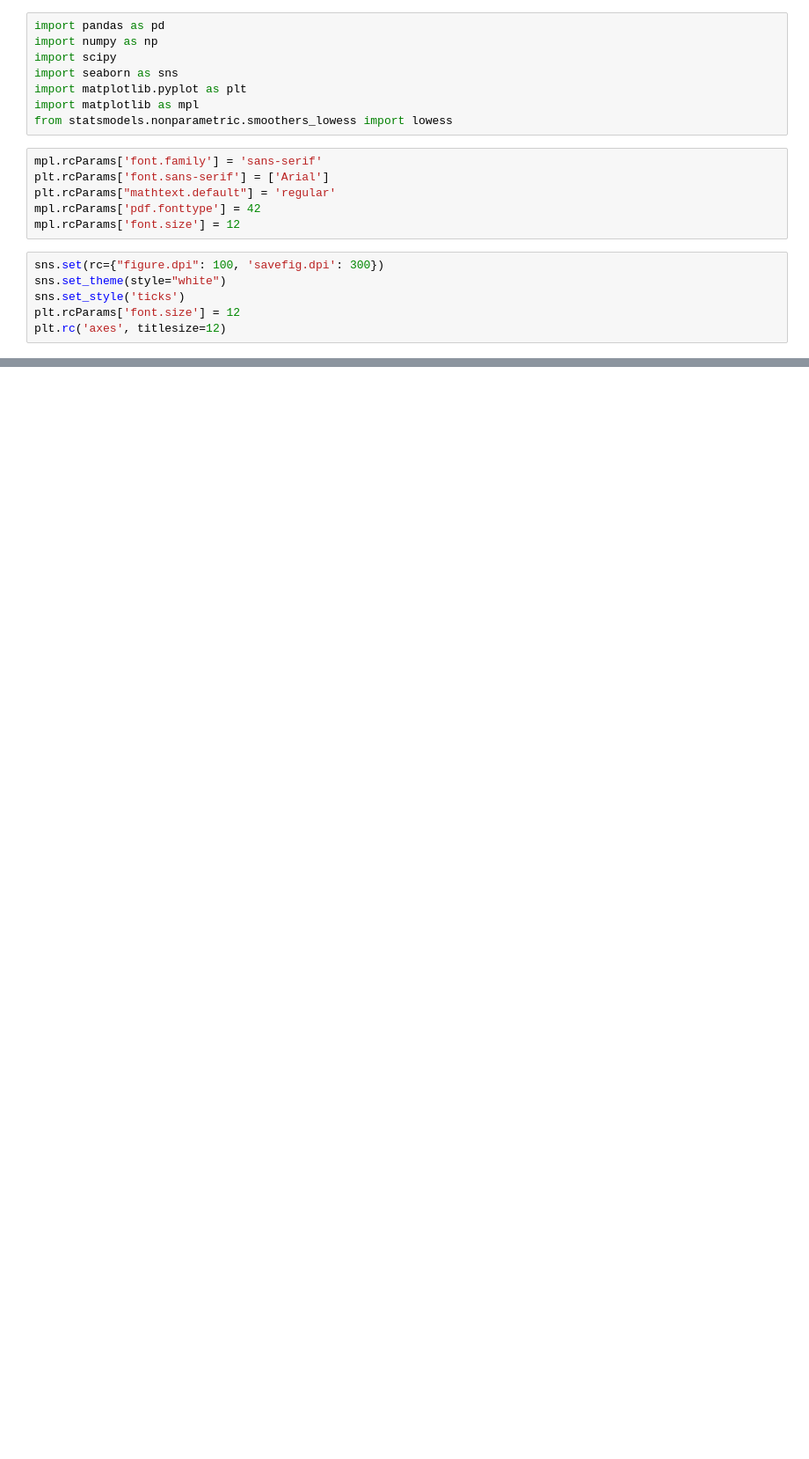
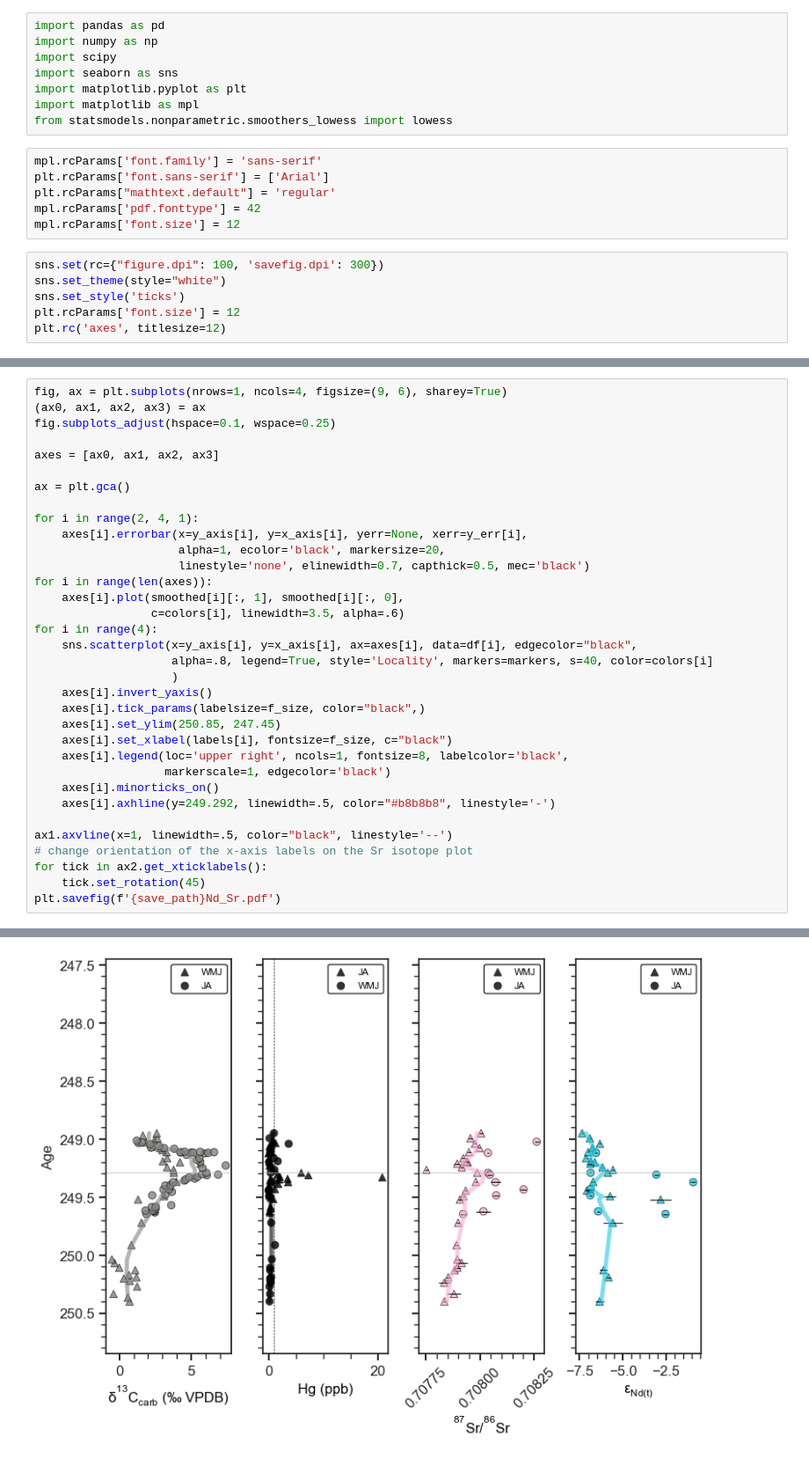
Before and after one commit to oluwaseun-edward/notebooks, a Jupyter notebook: Aged_plots.ipynb, the cells around one changed output, grey strips where cells are left out. Shown at 88% size. Cells and saved outputs as stored; diff of their text form; blank space fills up the shorter version.

```diff
--- a/Aged_plots.ipynb
+++ b/Aged_plots.ipynb
@@ -109,0 +108,35 @@ meta NOT subset; don't know how to subset; dropped
+# %%
+fig, ax = plt.subplots(nrows=1, ncols=4, figsize=(9, 6), sharey=True)
+(ax0, ax1, ax2, ax3) = ax
+fig.subplots_adjust(hspace=0.1, wspace=0.25)
+
+axes = [ax0, ax1, ax2, ax3]
+
+ax = plt.gca()
+
+for i in range(2, 4, 1):
+    axes[i].errorbar(x=y_axis[i], y=x_axis[i], yerr=None, xerr=y_err[i],
+                     alpha=1, ecolor='black', markersize=20,
+                     linestyle='none', elinewidth=0.7, capthick=0.5, mec='black')
+for i in range(len(axes)):
+    axes[i].plot(smoothed[i][:, 1], smoothed[i][:, 0],
+                 c=colors[i], linewidth=3.5, alpha=.6)
+for i in range(4):
+    sns.scatterplot(x=y_axis[i], y=x_axis[i], ax=axes[i], data=df[i], edgecolor="black",
+                    alpha=.8, legend=True, style='Locality', markers=markers, s=40, color=colors[i]
+                    )
+    axes[i].invert_yaxis()
+    axes[i].tick_params(labelsize=f_size, color="black",)
+    axes[i].set_ylim(250.85, 247.45)
+    axes[i].set_xlabel(labels[i], fontsize=f_size, c="black")
+    axes[i].legend(loc='upper right', ncols=1, fontsize=8, labelcolor='black',
+                   markerscale=1, edgecolor='black')
+    axes[i].minorticks_on()
+    axes[i].axhline(y=249.292, linewidth=.5, color="#b8b8b8", linestyle='-')
+
+ax1.axvline(x=1, linewidth=.5, color="black", linestyle='--')
+# change orientation of the x-axis labels on the Sr isotope plot
+for tick in ax2.get_xticklabels():
+    tick.set_rotation(45)
+plt.savefig(f'{save_path}Nd_Sr.pdf')
+# %% [output]
@@ -109,0 +144 @@ meta NOT subset; don't know how to subset; dropped
+[figure, added]
```
Also changed, not shown: parts of 12 cells of this notebook, 4 other files.
